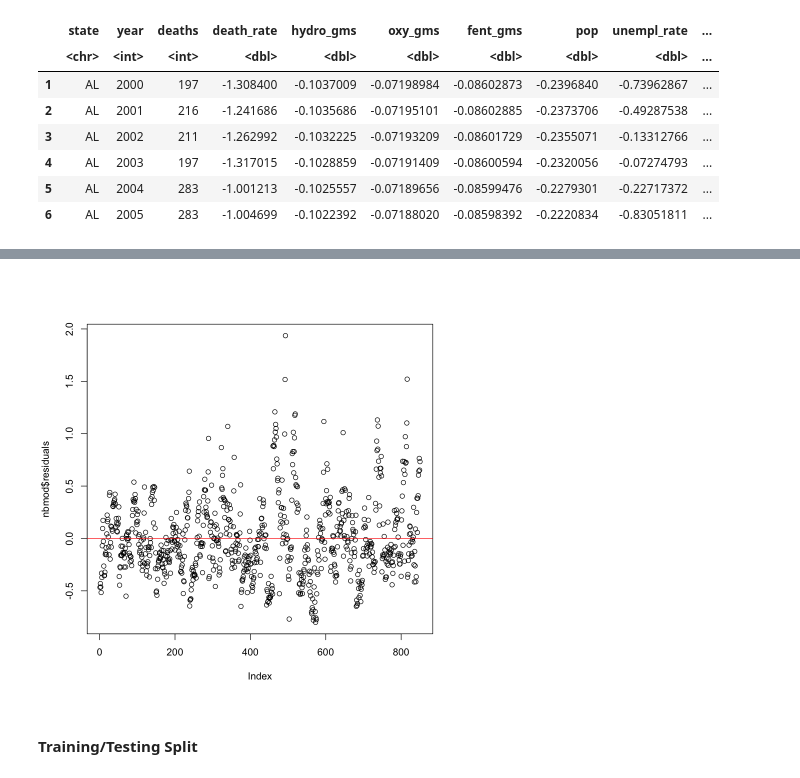
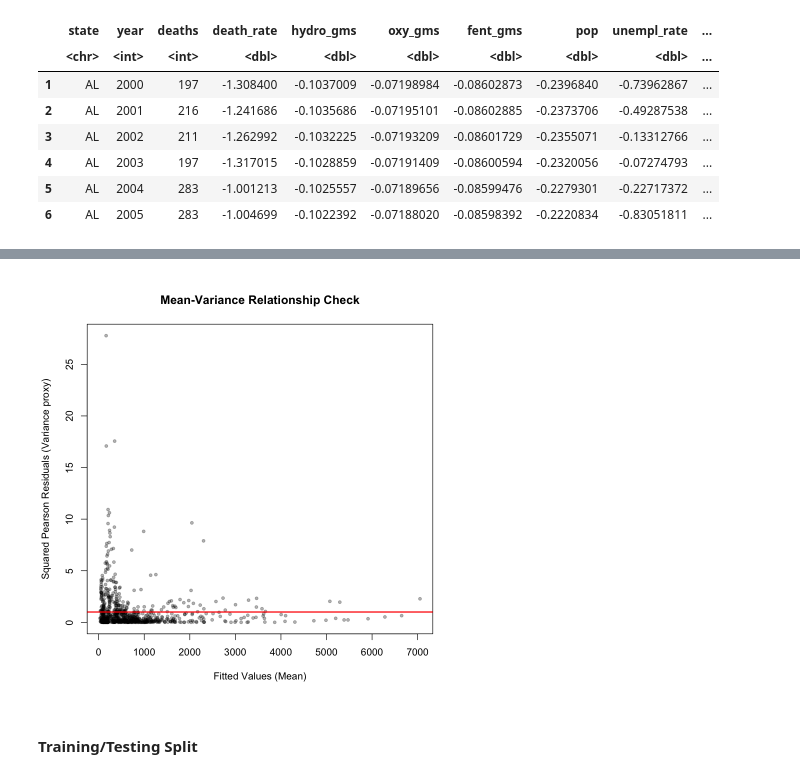
Before and after one commit to amberteetsel/opioid-crisis, a Jupyter notebook: src/neg_binom.ipynb, the cells around one changed output, grey strips where cells are left out. Cells and saved outputs as stored; diff of their text form; code cells hidden in the pictures.

Commit message:
checking assumptions for NB regression

```diff
--- a/src/neg_binom.ipynb
+++ b/src/neg_binom.ipynb
@@ -136,9 +222,21 @@ snap_rate    0.15934    0.01792    8.890  < 2e-16 ***
 # %%
-# Check Deviance Residuals
-plot(nbmod$residuals)
-abline(h = 0, col = "red")
+# Mean-Variance Relationship
+fitted_values <- fitted(nbmod)
+
+# Squared Pearson Residuals
+pearson_res_sq <- residuals(nbmod, type = "pearson")^2
+
+# Plotting
+plot(fitted_values, pearson_res_sq,
+     xlab = "Fitted Values (Mean)",
+     ylab = "Squared Pearson Residuals (Variance proxy)",
+     main = "Mean-Variance Relationship Check",
+     pch = 20, col = rgb(0, 0, 0, 0.3))
+
+# Add trend line, y = 1 (approx)
+abline(h = 1, col = "red", lwd = 2)
 # %% [output]
-[figure, old version]
+[figure, new version]
 # %% [markdown]
 #### Training/Testing Split
 # %%
```
Also changed, not shown: parts of 14 cells of this notebook, 1 other file.
